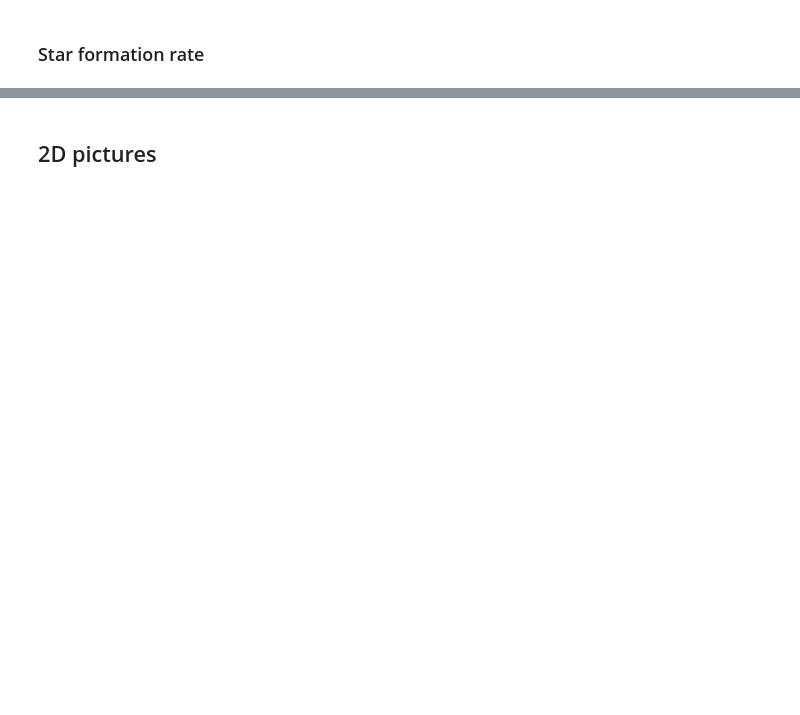
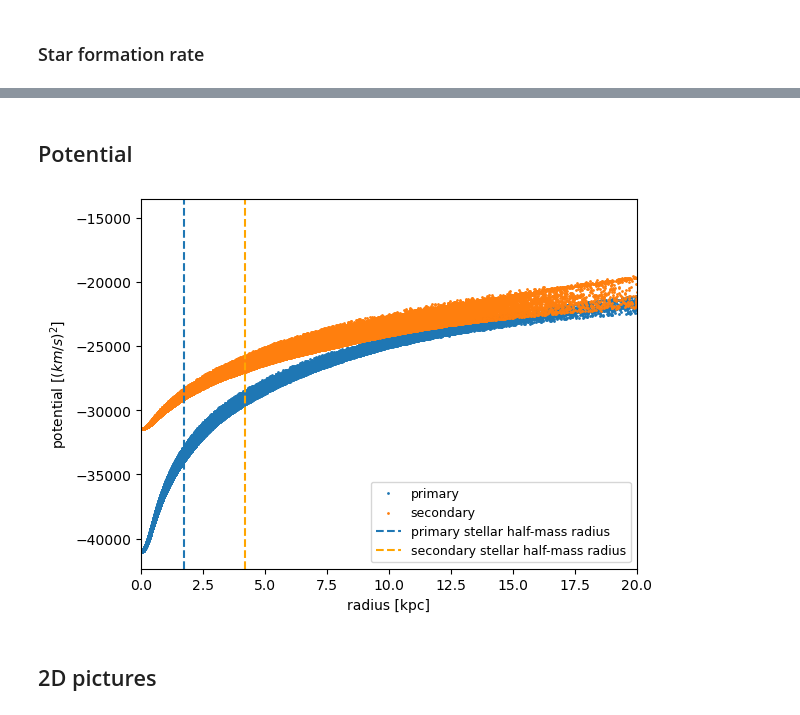
Before and after one commit to Amedeo1054/particelleeee, a Jupyter notebook: single_snapshot.ipynb, the cells around one changed output, grey strips where cells are left out. Drawn from its saved outputs; the diff is of its cells as text; code cells hidden in the pictures; blank space fills up the shorter version.

```diff
--- a/single_snapshot.ipynb
+++ b/single_snapshot.ipynb
@@ -320,3 +333,23 @@ plt.show()
+# %% [markdown]
+## Potential
+# %%
+pot1 = g1['Star']['Potential']
+pot2 = g2['Star']['Potential']
+
+# plot
+plt.scatter(r1s, pot1, s=1, label='primary')
+plt.scatter(r2s, pot2, s=1, label='secondary')
+
+plt.axvline(HMRs, ls='dashed', label='primary stellar half-mass radius')
+plt.axvline(HMRs2, color='orange', ls='dashed', label='secondary stellar half-mass radius')
+
+plt.xlim(0,20)
+plt.xlabel('radius [kpc]')
+plt.ylabel('potential [$(km/s)^2$]')
+plt.legend(fontsize=9)
+plt.show()
+# %% [output]
+[figure, added]
 # %% [markdown]
 ## 2D pictures
 # %%
```
Also changed, not shown: parts of 5 cells of this notebook, 1 other file.
